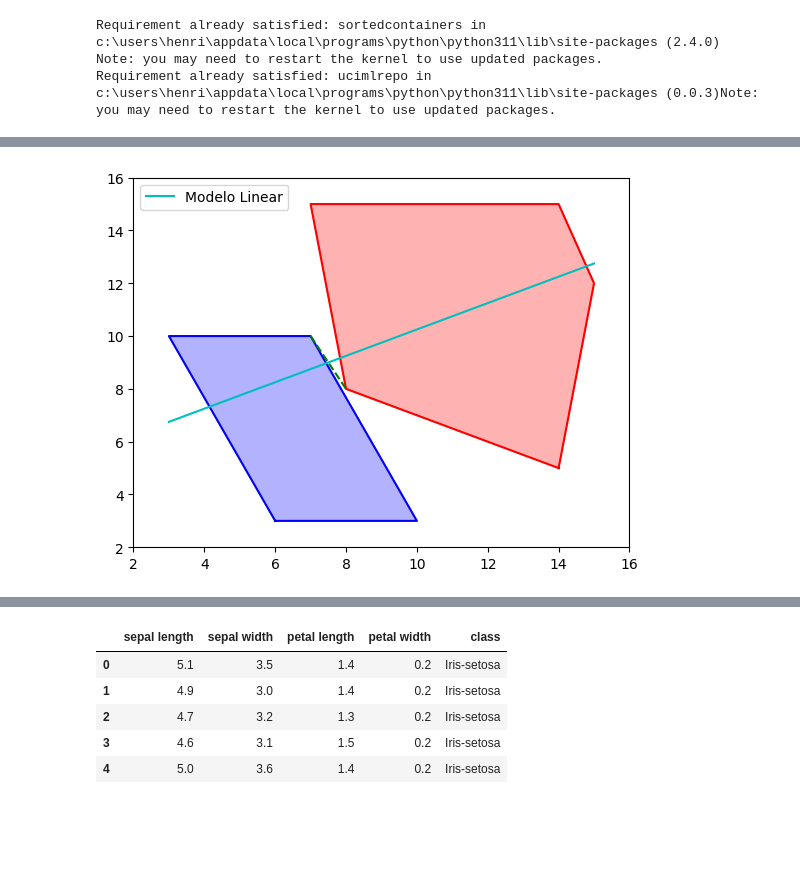
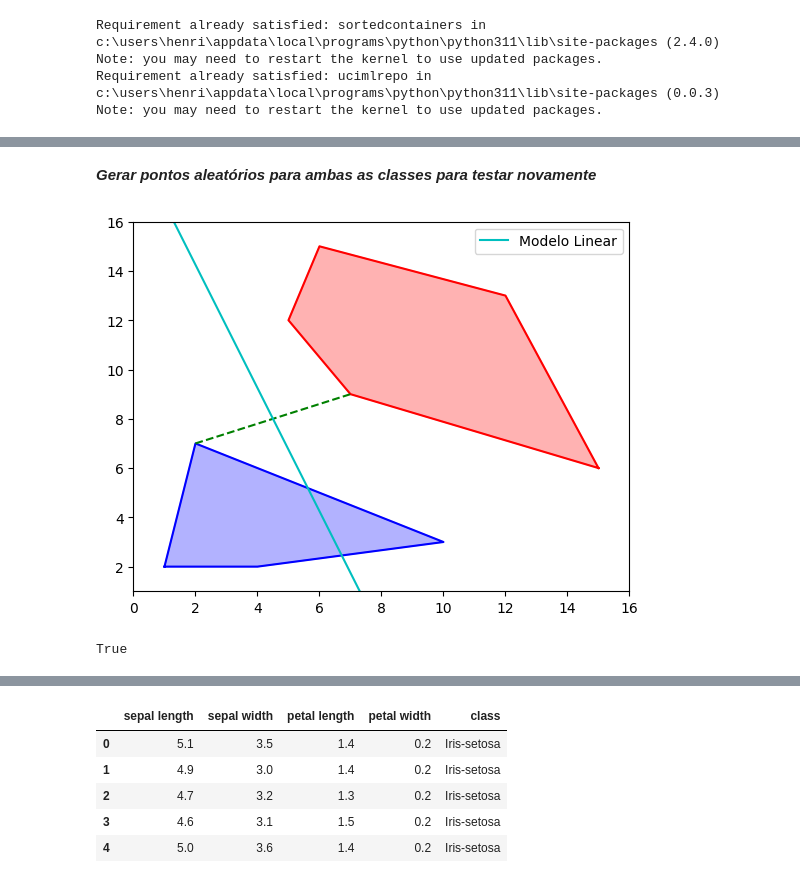
Before and after one commit to marcelomrad/Classificador_Linear, a Jupyter notebook: main.ipynb, the cells around one changed output, grey strips where cells are left out. Cells and saved outputs as stored; diff of their text form; code cells hidden in the pictures; blank space fills up the shorter version.

Commit message:
Model Done

```diff
--- a/main.ipynb
+++ b/main.ipynb
@@ -107,7 +163,7 @@ class Event:
 # %%
 def ordenacao_polar(p0):
     def compare(p1, p2):
-        o = orientation(p0, p1, p2)
+        o = define_orientacao(p0, p1, p2)
         if o == 0:
             if p1.distancia_ao_quadrado(p0) < p2.distancia_ao_quadrado(p0):
                 return -1
@@ -177,34 +329,34 @@ def segmentos_que_se_cruzam(segmentos, poligonos):
 
     eventos.sort(key=lambda e: (e[0].x, e[0].y))
 
-    # Usando SortedList da biblioteca sortedcontainers que é eficiente
-    active_segments = SortedList(key=lambda s: (s.p1.y + s.p2.y) / 2)
+    # Usando SortedList da biblioteca sortedcontainers, com custo de inserção e remoção O(log n)
+    segmentos_ativos = SortedList(key=lambda s: (s.p1.y + s.p2.y) / 2)
     intersecoes = set()
 
-    for ponto, tipo, segmento in eventos:
+    for _, tipo, segmento in eventos:
         if tipo == 'start':
-            idx = active_segments.bisect(segmento)
+            idx = segmentos_ativos.bisect(segmento)
 
             # Verificar interseção com segmento abaixo
-            if idx > 0 and segmento.intersecao(active_segments[idx - 1]) and segmento_para_poligono[segmento] != segmento_para_poligono[active_segments[idx - 1]]:
-                intersecoes.add(tuple(sorted([segmento, active_segments[idx - 1]])))
+            if idx > 0 and segmento.intersecao(segmentos_ativos[idx - 1]) and segmento_para_poligono[segmento] != segmento_para_poligono[segmentos_ativos[idx - 1]]:
+                intersecoes.add(tuple(sorted([segmento, segmentos_ativos[idx - 1]])))
 
             # Verificar interseção com segmento acima
-            if idx < len(active_segments) and segmento.intersecao(active_segments[idx]) and segmento_para_poligono[segmento] != segmento_para_poligono[active_segments[idx]]:
-                intersecoes.add(tuple(sorted([segmento, active_segments[idx]])))
+            if idx < len(segmentos_ativos) and segmento.intersecao(segmentos_ativos[idx]) and segmento_para_poligono[segmento] != segmento_para_poligono[segmentos_ativos[idx]]:
+                intersecoes.add(tuple(sorted([segmento, segmentos_ativos[idx]])))
 
-            active_segments.add(segmento)
+            segmentos_ativos.add(segmento)
         else:
-            if segmento in active_segments:
-                segmento_idx = active_segments.index(segmento)
+            if segmento in segmentos_ativos:
+                segmento_idx = segmentos_ativos.index(segmento)
 
                 # Verificar interseção entre segmentos vizinhos
-                if 0 < segmento_idx < len(active_segments) - 1:
-                    seg_below = active_segments[segmento_idx - 1]
-                    seg_above = active_segments[segmento_idx + 1]
+                if 0 < segmento_idx < len(segmentos_ativos) - 1:
+                    seg_below = segmentos_ativos[segmento_idx - 1]
+                    seg_above = segmentos_ativos[segmento_idx + 1]
                     if seg_below.intersecao(seg_above) and segmento_para_poligono[seg_below] != segmento_para_poligono[seg_above]:
                         intersecoes.add(tuple(sorted([seg_below, seg_above])))
 
-                active_segments.remove(segmento)
+                segmentos_ativos.remove(segmento)
 
     return list(intersecoes)
@@ -301,7 +509,7 @@ def plot_modelo(pontos1, pontos2):
     resultado = construir_modelo_linear(pontos1, pontos2)
 
     if resultado is None:
-        return None
+        return False
 
     modelo, b, env1, env2 = resultado
 
@@ -327,11 +535,16 @@ def plot_modelo(pontos1, pontos2):
 
     plt.legend()
     plt.show()
+
+    return True
+# %% [markdown]
+***Gerar pontos aleatórios para ambas as classes para testar novamente***
 # %%
 # Gerar pontos aleatórios para testar
-classe_1 = [Ponto(random.randint(0, 10), random.randint(0, 10)) for _ in range(5)]
-classe_2 = [Ponto(random.randint(5, 15), random.randint(5, 15)) for _ in range(5)]
+classe_1_random = [Ponto(random.randint(0, 10), random.randint(0, 10)) for _ in range(5)]
+classe_2_random = [Ponto(random.randint(5, 15), random.randint(5, 15)) for _ in range(10)]
 
-plot_modelo(classe_1, classe_2)
+plot_modelo(classe_1_random, classe_2_random)
 # %% [output]
-[figure, old version]
+[figure, new version]
+True
```
Also changed, not shown: parts of 61 cells of this notebook, 1 other file.
